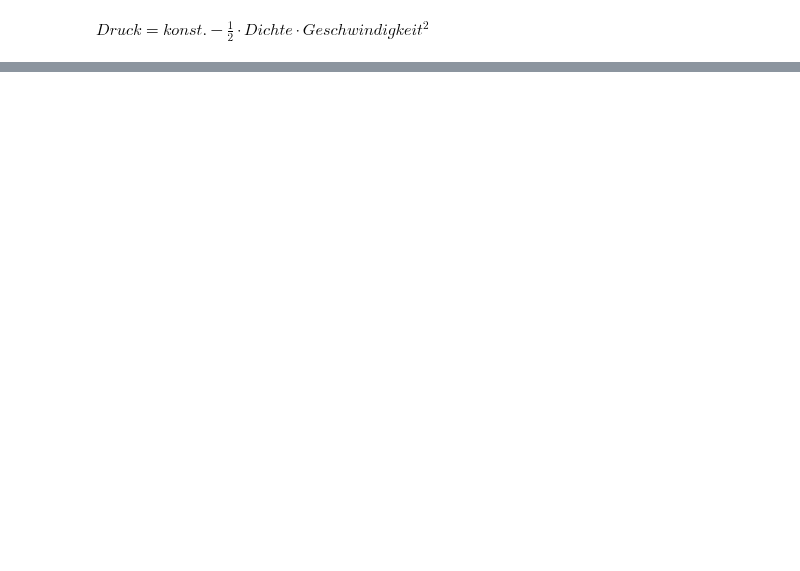
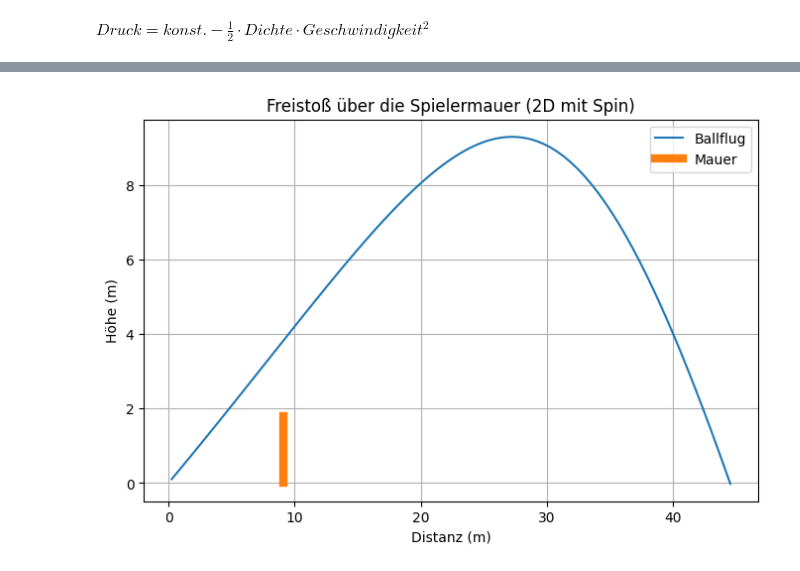
Before and after one commit to Eray-hgs/TG12-3, a Jupyter notebook: Seminarkurs/Bananenflanke.ipynb, the cells around one changed output, grey strips where cells are left out. Cells and saved outputs as stored; diff of their text form; code cells hidden in the pictures; blank space fills up the shorter version.

```diff
--- a/Seminarkurs/Bananenflanke.ipynb
+++ b/Seminarkurs/Bananenflanke.ipynb
@@ -189,0 +249,87 @@ $Druck = konst. - \frac{1}{2} \cdot Dichte \cdot Geschwindigkeit^2$
+# %%
+import numpy as np
+import matplotlib.pyplot as plt
+
+# -----------------------------
+# Physikalische Konstanten
+# -----------------------------
+g = 9.81
+rho = 1.2
+Cd = 0.47
+Cl = 0.2                 # Magnus-Koeffizient (nicht perfekt glatt)
+r = 0.11
+A = np.pi * r**2
+m = 0.43
+
+# -----------------------------
+# Freistoß-Parameter
+# -----------------------------
+v0 = 28                  # Schussgeschwindigkeit (m/s)
+winkel = 22               # Abschusswinkel (Grad)
+spin = 40                # Rotation um z-Achse (rad/s)
+
+winkel_rad = np.radians(winkel)
+
+v = np.array([
+    v0 * np.cos(winkel_rad),
+    v0 * np.sin(winkel_rad)
+])
+
+pos = np.array([0.0, 0.0])
+dt = 0.01
+positionen = []
+
+# -----------------------------
+# Simulation
+# -----------------------------
+while pos[1] >= 0:
+    gesamtgeschwindigkeit = np.linalg.norm(v)
+
+    # Luftwiderstand
+    F_drag = -0.5 * rho * Cd * A * gesamtgeschwindigkeit * v
+
+    # Magnus-Kraft (2D Version)
+    # Kreuzprodukt reduziert auf:
+    # F_magnus = Cl * (spin × v)
+    F_magnus = 0.5 * rho * Cl * A * np.array([
+        -spin * v[1],
+         spin * v[0]
+    ])
+
+    F_gravity = np.array([0, -m*g])
+
+    F_total = F_drag + F_magnus + F_gravity
+    a = F_total / m
+
+    v = v + a * dt
+    pos = pos + v * dt
+
+    positionen.append(pos.copy())
+
+positionen = np.array(positionen)
+
+# -----------------------------
+# Spielermauer
+# -----------------------------
+mauer_entfernung = 9.15     # Abstand (m)
+mauer_hoehe = 1.8           # Höhe (m)
+
+# -----------------------------
+# Plot
+# -----------------------------
+plt.figure(figsize=(8,5))
+plt.plot(positionen[:,0], positionen[:,1], label="Ballflug")
+
+# Mauer einzeichnen
+plt.plot([mauer_entfernung, mauer_entfernung],
+         [0, mauer_hoehe],
+         linewidth=6, label="Mauer")
+
+plt.xlabel("Distanz (m)")
+plt.ylabel("Höhe (m)")
+plt.title("Freistoß über die Spielermauer (2D mit Spin)")
+plt.legend()
+plt.grid()
+plt.show()
+# %% [output]
+[figure, added]
```
Also changed, not shown: parts of 5 cells of this notebook.
